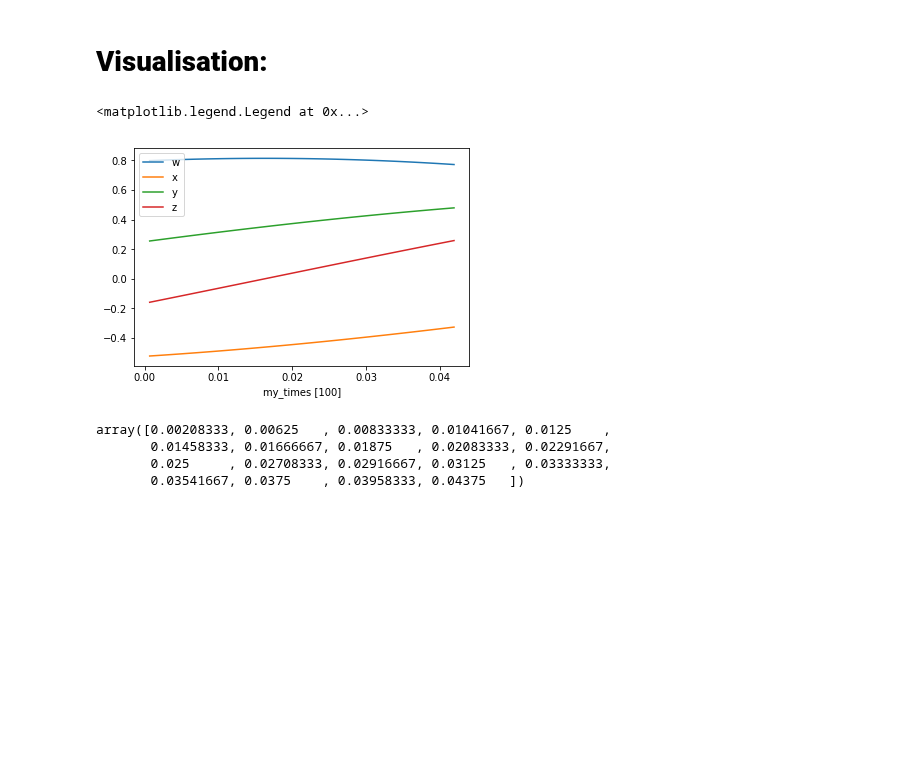
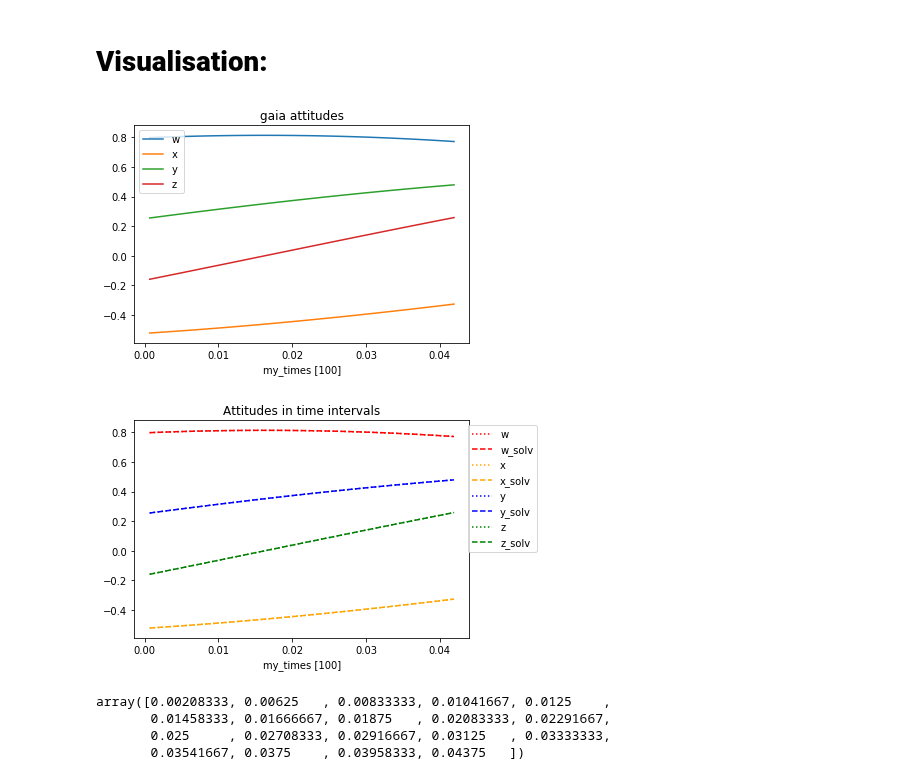
Before and after one commit to bombrun/GaiaLab, a Jupyter notebook: notebooks/4-test_attitude_update.ipynb, the cells around one changed output. Drawn from its saved outputs; the diff is of its cells as text; code cells hidden in the pictures; blank space fills up the shorter version.

```diff
--- a/notebooks/4-test_attitude_update.ipynb
+++ b/notebooks/4-test_attitude_update.ipynb
@@ -48,3 +50,19 @@ The autoreload extension is already loaded. To reload it, use:
+# %%
+def compare_attitudes(gaia, Solver, my_times):
+    fig = plt.figure()
+    colors = ['red', 'orange', 'blue', 'green']
+    labels_gaia = ["w", "x", "y", "z"]
+    labels_solver = ["w_solv", "x_solv", "y_solv", "z_solv"]
+    gaia_attitudes = [gaia.s_w(my_times), gaia.s_x(my_times),
+                      gaia.s_y(my_times), gaia.s_z(my_times)]
+    solver_attitudes = []
+    for i in range(4):
+        plt.plot(my_times,gaia_attitudes[i], ':', color=colors[i], label=labels_gaia[i])
+        plt.plot(my_times,Solver.attitude_splines[i](my_times), '--', color=colors[i], label=labels_solver[i])
+    plt.xlabel("my_times [%s]"%len(my_times))
+    plt.legend(loc=9, bbox_to_anchor=(1.1, 1))
+    plt.title('Attitudes in time intervals')
+    plt.show()
 # %% [markdown]
 # **Initializing objects:**
 # %%
@@ -108,13 +126,15 @@ Solver = Agis(gaia, calc_sources, real_sources, attitude_splines=[gaia.s_w, gaia
 # %%
 plt.plot(my_times,gaia.s_w(my_times),label="w")
 plt.plot(my_times,gaia.s_x(my_times),label="x")
 plt.plot(my_times,gaia.s_y(my_times),label="y")
 plt.plot(my_times,gaia.s_z(my_times),label="z")
-plt.xlabel("my_times [%s]"%len(my_times))
+plt.xlabel("my_times [%s]"%len(my_times)), plt.title('gaia attitudes')
 plt.legend()
+plt.show()
+compare_attitudes(gaia, Solver, my_times)
 # %% [output]
-<matplotlib.legend.Legend at 0x...>
-[figure, old version]
+[figure, new version]
+[figure, added]
 # %%
 gaia.s_w.get_knots()
 # %% [output]
```
Also changed, not shown: parts of 5 cells of this notebook.
